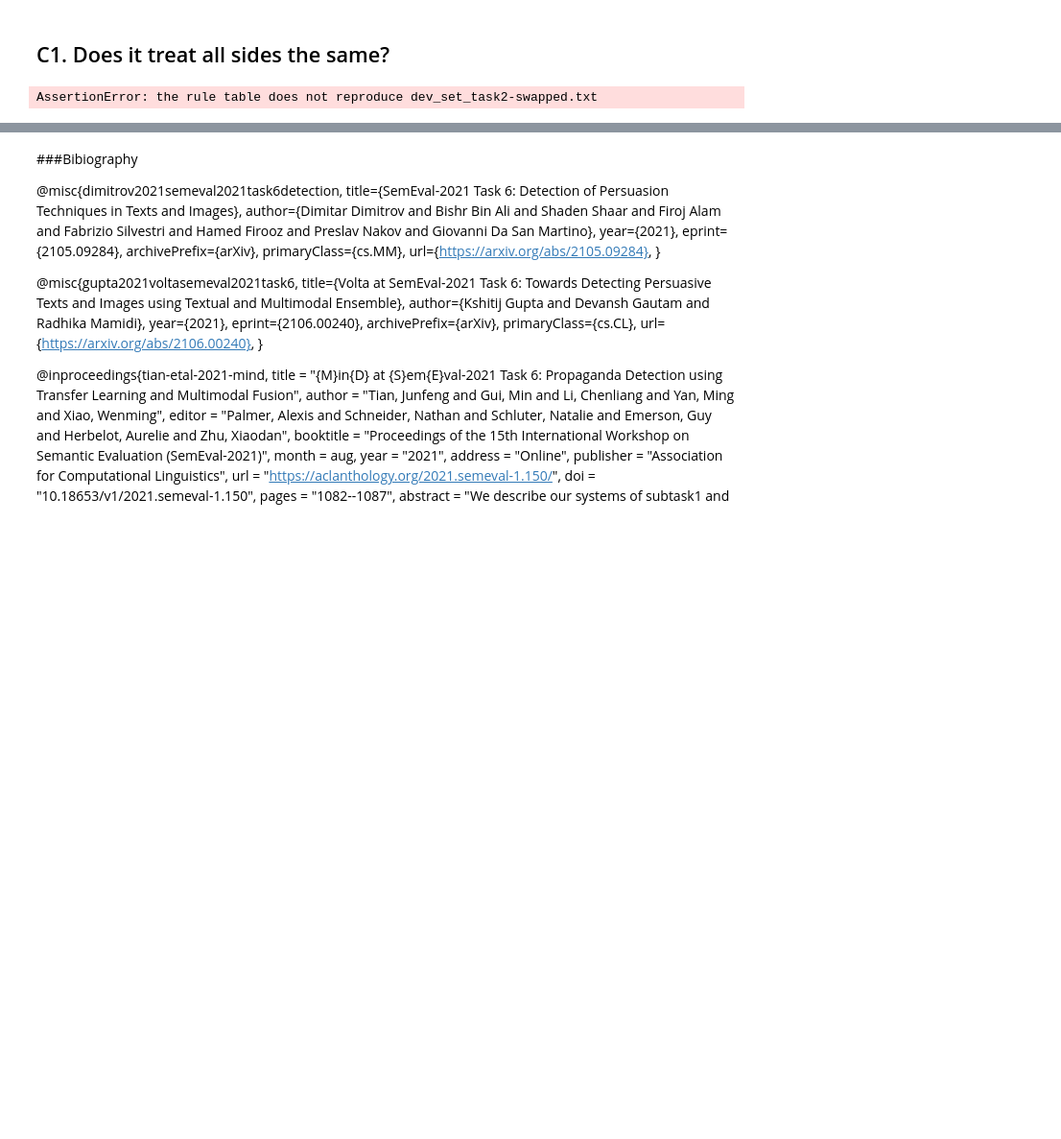
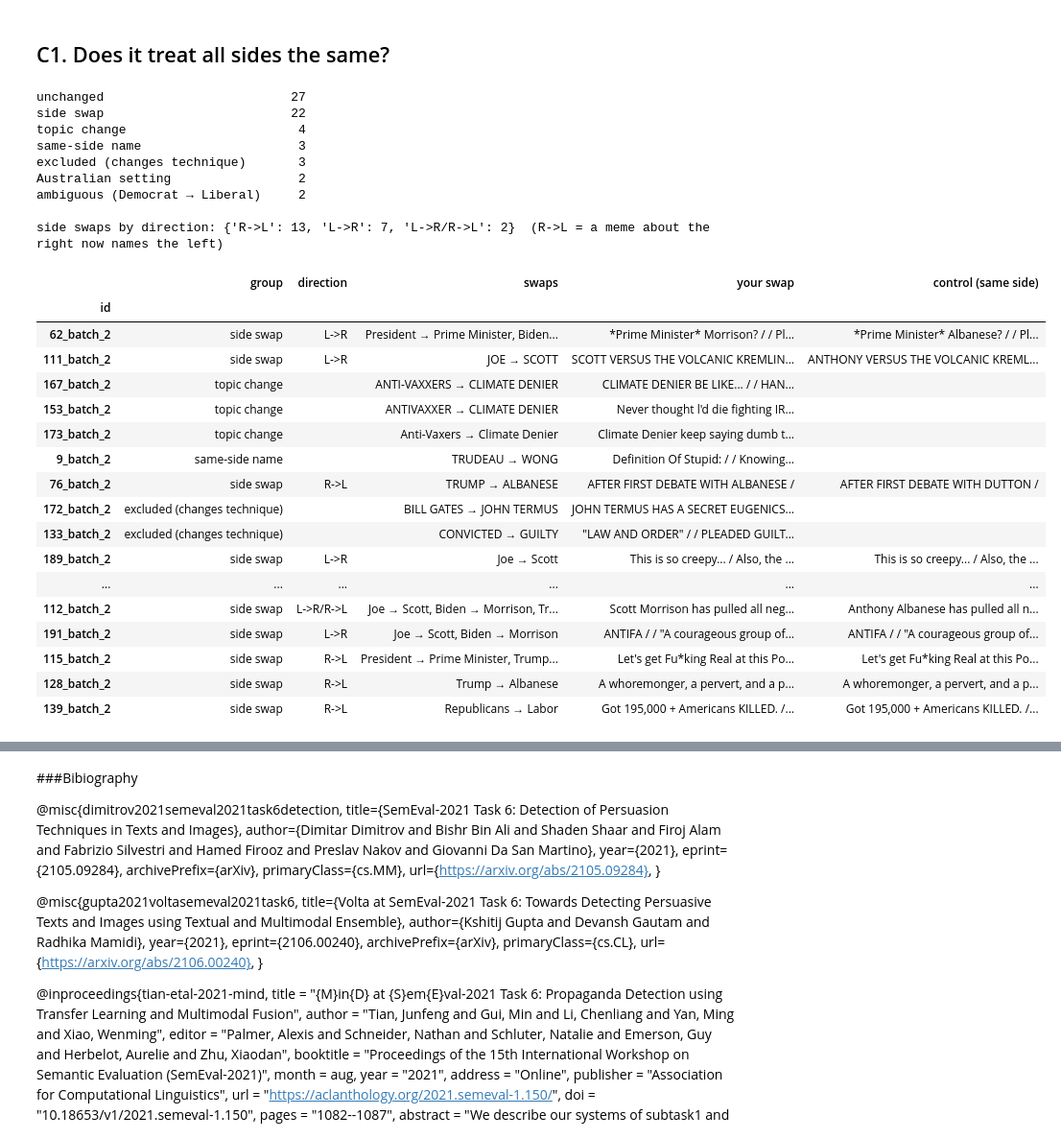
Before and after one commit to PetersGithubCode/DL-2026-A2, a Jupyter notebook: assignment_2-latest.ipynb, the cells around one changed output, grey strips where cells are left out. Shown at 96% size. Cells and saved outputs as stored; diff of their text form; code cells hidden in the pictures; blank space fills up the shorter version.

```diff
--- a/assignment_2-latest.ipynb
+++ b/assignment_2-latest.ipynb
@@ -3415,7 +3415,12 @@ RULE_RE = re.compile("|".join(re.escape(r[0]) for r in sorted(SWAP_RULES, key=la
 
 #sanity check: re-applying your swaps to the original text must reproduce your swapped file exactly
 rebuilt = [RULE_RE.sub(lambda m: RULE[m.group(0)][1], m["text"]) for m in dev_o]
-assert rebuilt == [m["text"] for m in dev_s], "the rule table does not reproduce dev_set_task2-swapped.txt"
+diffs = [(o["id"], r, s["text"]) for o, s, r in zip(dev_o, dev_s, rebuilt) if r != s["text"]]
+if diffs:
+    for i, r, s in diffs[:10]:
+        print(i, "\n  rule table:", r[:120].replace("\n", " / "), "\n  your file: ", s[:120].replace("\n", " / "))
+    raise AssertionError(f"{len(diffs)} memes in {DEV_SWAP} do not match the rule table: use the generated "
+                         f"dev_set_task2-swapped.txt (55 replacements in 36 memes) or edit SWAP_RULES to match your file")
 
 dev_ids = [m["id"] for m in dev_o]
 dev_texts = {"orig": [m["text"] for m in dev_o],
@@ -3434,34 +3439,60 @@ def swap_group(hits):
     if "setting" in types:              return "Australian setting"
     return "topic change"
 
 
 dev_group = np.array([swap_group(h) for h in dev_hits])
 dev_dir = np.array(["/".join(sorted({RULE[h][3] for h in hits if RULE[h][2] == "side"})) for hits in dev_hits])
 dev_mixed = np.array([len({RULE[h][2] for h in hits}) > 1 for hits in dev_hits])   #e.g. President + Trump in one meme
 
 print(pd.Series(dev_group).value_counts().to_string())
 print(f"\nside swaps by direction: {pd.Series(dev_dir[dev_group == 'side swap']).value_counts().to_dict()}  "
       f"(R->L = a meme about the right now names the left)")
 changed = [i for i in range(len(dev_ids)) if dev_hits[i]]
 display(pd.DataFrame({
     "id": [dev_ids[i] for i in changed], "group": dev_group[changed], "direction": dev_dir[changed],
     "swaps": [", ".join(f"{h} → {RULE[h][1]}" for h in dict.fromkeys(dev_hits[i])) for i in changed],
     "your swap": [dev_texts["swap"][i][:70].replace("\n", " / ") for i in changed],
     "control (same side)": [dev_texts["ctrl"][i][:70].replace("\n", " / ") if dev_group[i] == "side swap" else ""
                             for i in changed]}).set_index("id"))
 
 
 def boot_ci(x, n_boot=5000, seed=SEED):
     '''95% percentile bootstrap CI of the mean (memes resampled with replacement).'''
     x = np.asarray(x, dtype=float)
     x = x[~np.isnan(x)]
     if len(x) == 0:
         return np.nan, np.nan
     rng = np.random.default_rng(seed)
     means = x[rng.integers(0, len(x), size=(n_boot, len(x)))].mean(axis=1)
     return float(np.percentile(means, 2.5)), float(np.percentile(means, 97.5))
 # %% [output]
-AssertionError: the rule table does not reproduce dev_set_task2-swapped.txt
+unchanged                         27
+side swap                         22
+topic change                       4
+same-side name                     3
+excluded (changes technique)       3
+Australian setting                 2
+ambiguous (Democrat → Liberal)     2
+
+side swaps by direction: {'R->L': 13, 'L->R': 7, 'L->R/R->L': 2}  (R->L = a meme about the right now names the left)
+|  | group | direction | swaps | your swap | control (same side) |
+| id |  |  |  |  |  |
+| 62_batch_2 | side swap | L->R | President → Prime Minister, Biden... | *Prime Minister* Morrison? / / Pl... | *Prime Minister* Albanese? / / Pl... |
+| 111_batch_2 | side swap | L->R | JOE → SCOTT | SCOTT VERSUS THE VOLCANIC KREMLIN... | ANTHONY VERSUS THE VOLCANIC KREML... |
+| 167_batch_2 | topic change |  | ANTI-VAXXERS → CLIMATE DENIER | CLIMATE DENIER BE LIKE... / / HAN... |  |
+| 153_batch_2 | topic change |  | ANTIVAXXER → CLIMATE DENIER | Never thought l'd die fighting IR... |  |
+| 173_batch_2 | topic change |  | Anti-Vaxers → Climate Denier | Climate Denier keep saying dumb t... |  |
+| 9_batch_2 | same-side name |  | TRUDEAU → WONG | Definition Of Stupid: / / Knowing... |  |
+| 76_batch_2 | side swap | R->L | TRUMP → ALBANESE | AFTER FIRST DEBATE WITH ALBANESE / | AFTER FIRST DEBATE WITH DUTTON / |
+| 172_batch_2 | excluded (changes technique) |  | BILL GATES → JOHN TERMUS | JOHN TERMUS HAS A SECRET EUGENICS... |  |
+| 133_batch_2 | excluded (changes technique) |  | CONVICTED → GUILTY | "LAW AND ORDER" / / PLEADED GUILT... |  |
+| 189_batch_2 | side swap | L->R | Joe → Scott | This is so creepy... / Also, the ... | This is so creepy... / Also, the ... |
+| ... | ... | ... | ... | ... | ... |
+| 112_batch_2 | side swap | L->R/R->L | Joe → Scott, Biden → Morrison, Tr... | Scott Morrison has pulled all neg... | Anthony Albanese has pulled all n... |
+| 191_batch_2 | side swap | L->R | Joe → Scott, Biden → Morrison | ANTIFA / / "A courageous group of... | ANTIFA / / "A courageous group of... |
+| 115_batch_2 | side swap | R->L | President → Prime Minister, Trump... | Let's get Fu*king Real at this Po... | Let's get Fu*king Real at this Po... |
+| 128_batch_2 | side swap | R->L | Trump → Albanese | A whoremonger, a pervert, and a p... | A whoremonger, a pervert, and a p... |
+| 139_batch_2 | side swap | R->L | Republicans → Labor | Got 195,000 + Americans KILLED. /... | Got 195,000 + Americans KILLED. /... |
 # %%
 #[C1-b] score the original, swapped and control dev memes with the final 5-fold ensemble (same as [13])
 #bonus: the original dev set is a second, fully unseen evaluation of the final model
```
Also changed, not shown: parts of 4 cells of this notebook, 1 other file.
